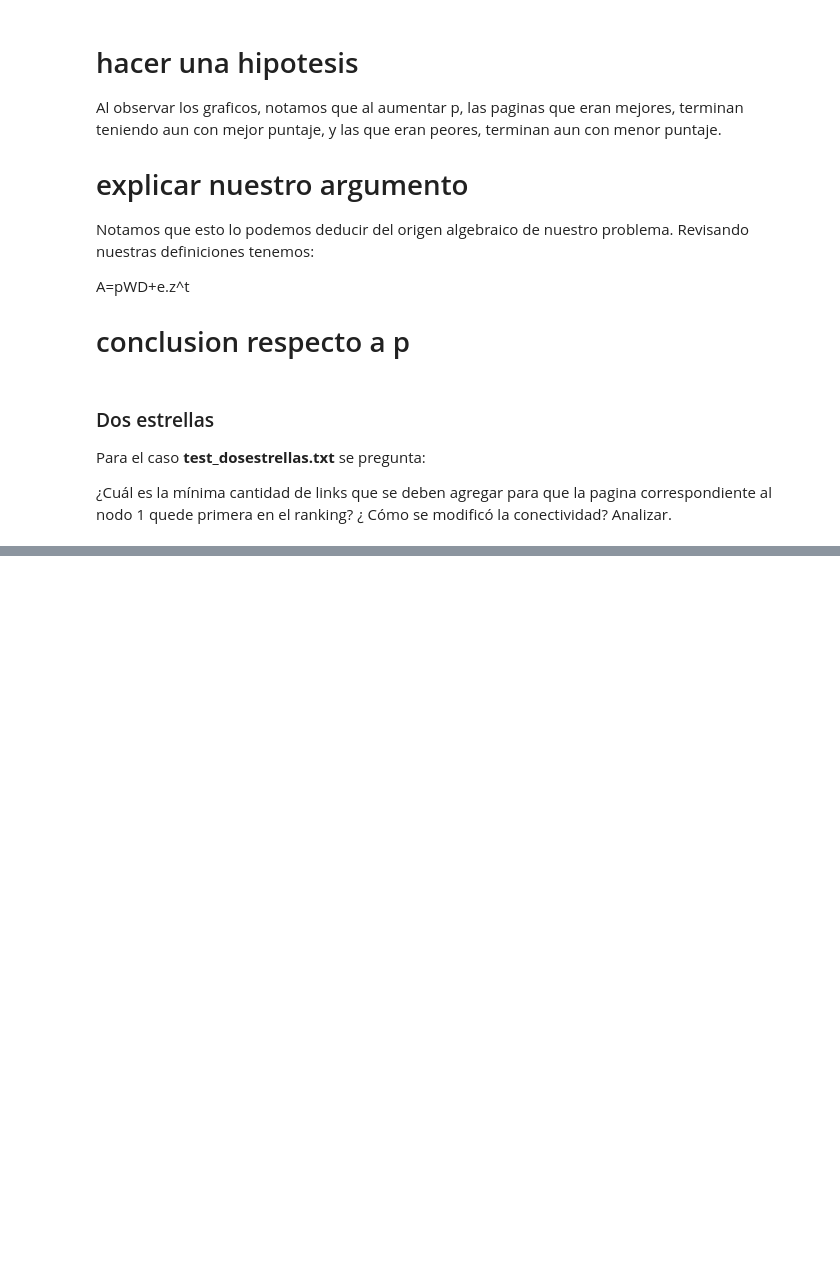
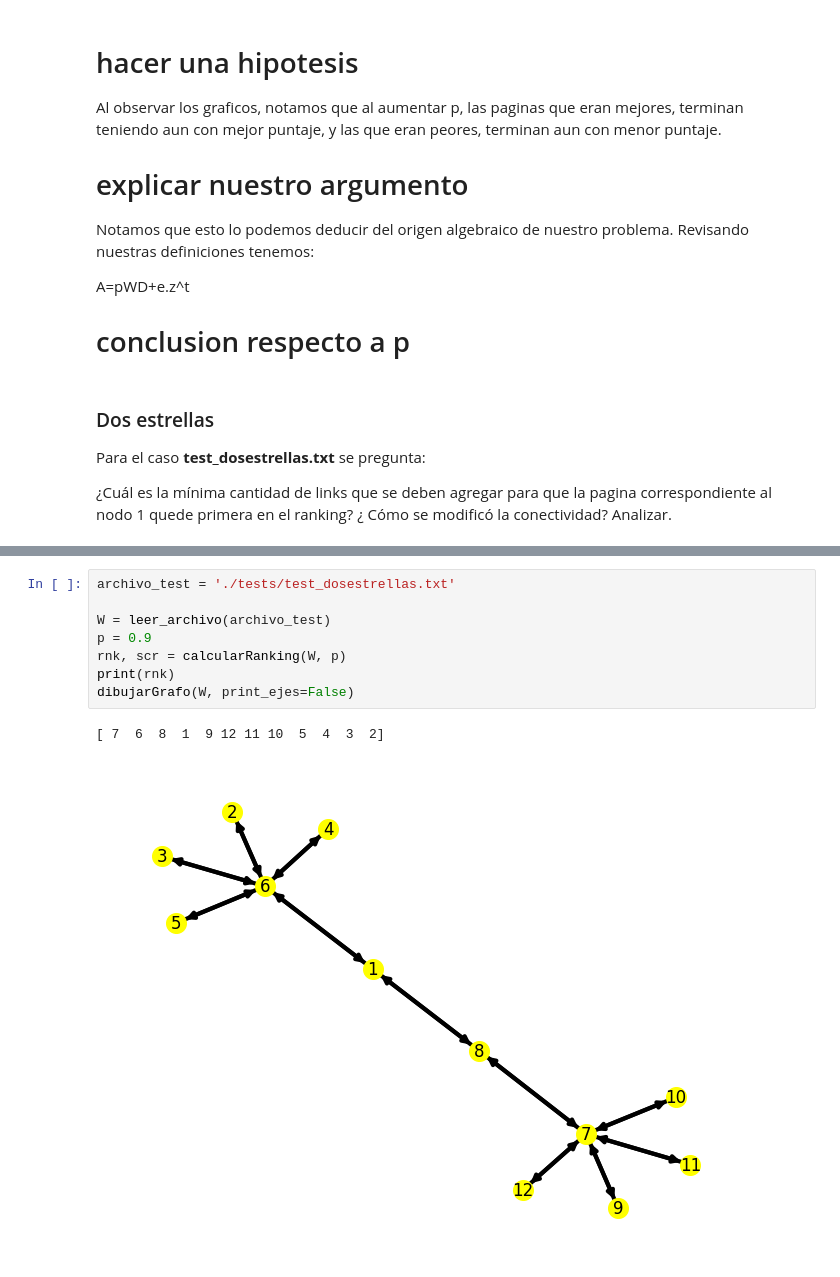
Before and after one commit to dantec19/alc_1c-2024, a Jupyter notebook: tp1/template-alumnos/template-alumnos/grupo_XX_TP1.ipynb, the cells around one changed output, grey strips where cells are left out. Saved outputs shown, nothing was run; the diff lists cells and outputs as text; blank space fills up the shorter version.

```diff
--- a/tp1/template-alumnos/template-alumnos/grupo_XX_TP1.ipynb
+++ b/tp1/template-alumnos/template-alumnos/grupo_XX_TP1.ipynb
@@ -409,0 +411,11 @@ KeyboardInterrupt:
+# %%
+archivo_test = './tests/test_dosestrellas.txt'
+
+W = leer_archivo(archivo_test)
+p = 0.9
+rnk, scr = calcularRanking(W, p)
+print(rnk)
+dibujarGrafo(W, print_ejes=False)
+# %% [output]
+[ 7  6  8  1  9 12 11 10  5  4  3  2]
+[figure, added]
```
Also changed, not shown: parts of 15 cells of this notebook.
